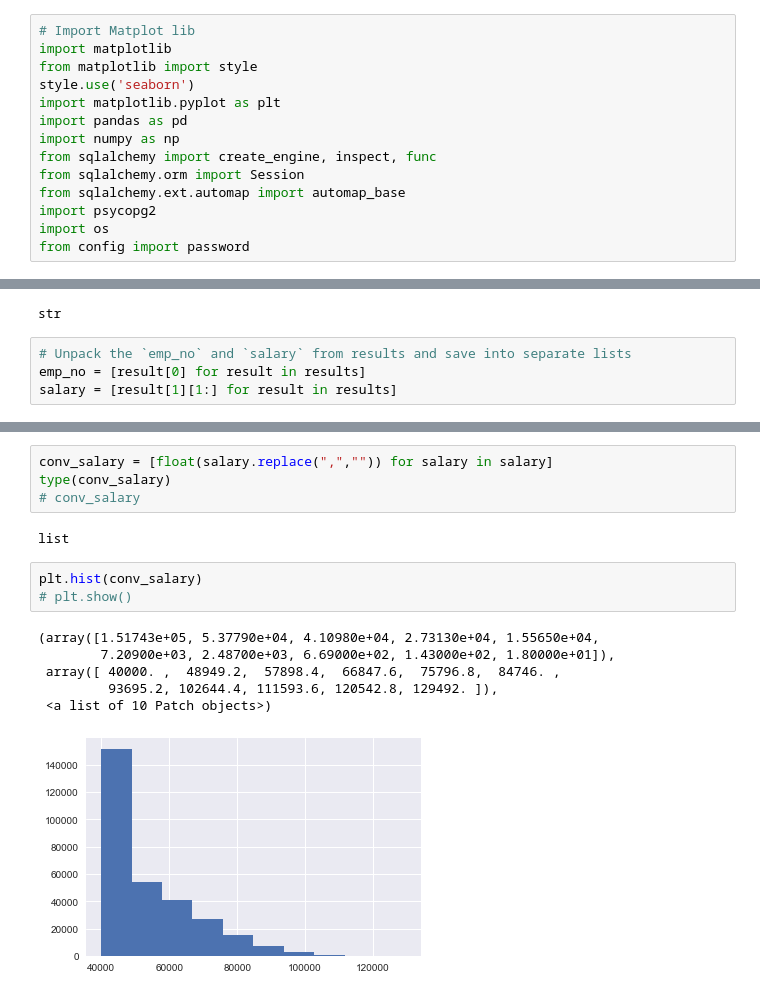
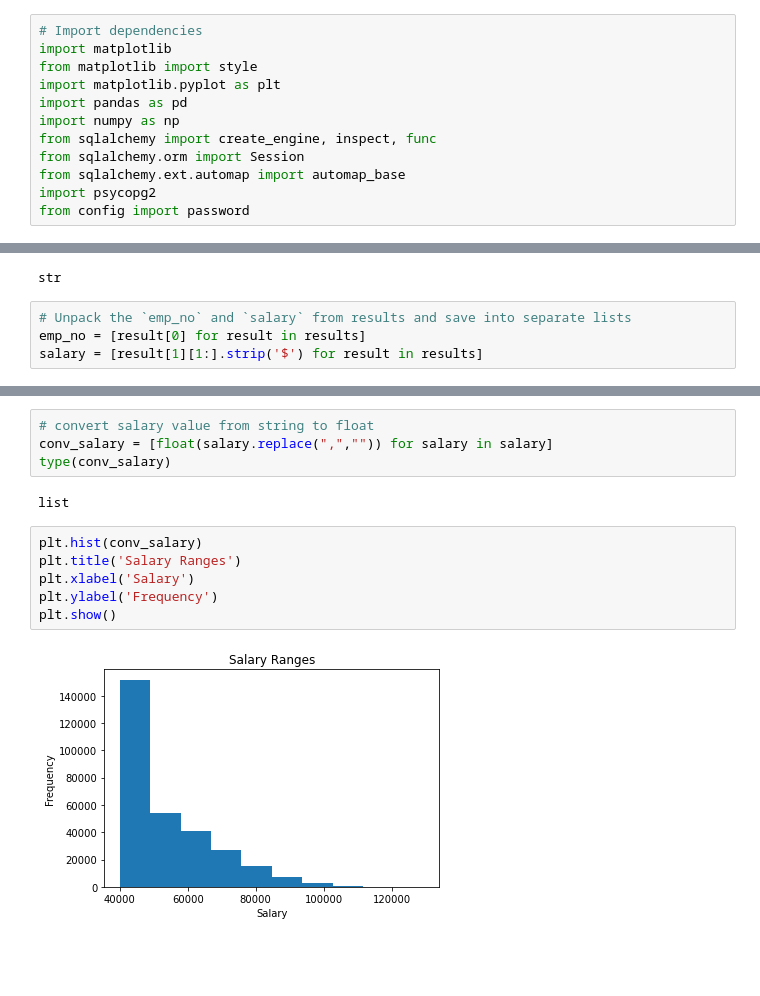
Before and after one commit to g8r1fl/sql-challenge, a Jupyter notebook: EmployeeSQL/bonus.ipynb, the cells around one changed output, grey strips where cells are left out. Saved outputs shown, nothing was run; the diff lists cells and outputs as text; blank space fills up the shorter version.

Commit message:
updated and formatted my README and put all images in one folder.  Also updated Jupyter notebook

```diff
--- a/EmployeeSQL/bonus.ipynb
+++ b/EmployeeSQL/bonus.ipynb
@@ -1,8 +1,7 @@
 # %%
-# Import Matplot lib
+# Import dependencies
 import matplotlib
 from matplotlib import style
-style.use('seaborn')
 import matplotlib.pyplot as plt
 import pandas as pd
 import numpy as np
@@ -10,6 +9,5 @@ from sqlalchemy import create_engine, inspect, func
 from sqlalchemy.orm import Session
 from sqlalchemy.ext.automap import automap_base
 import psycopg2
-import os
 from config import password
 # %%
@@ -71,5 +77,5 @@ str
 # %%
 # Unpack the `emp_no` and `salary` from results and save into separate lists
 emp_no = [result[0] for result in results]
-salary = [result[1][1:] for result in results]
+salary = [result[1][1:].strip('$') for result in results]
 # %%
@@ -78,21 +84,19 @@ salary = [result[1][1:] for result in results]
 # %% [output]
 '60,117.00'
 # %%
+# convert salary value from string to float
 conv_salary = [float(salary.replace(",","")) for salary in salary]
 type(conv_salary)
-# conv_salary
 # %% [output]
 list
 # %%
 plt.hist(conv_salary)
-# plt.show()
+plt.title('Salary Ranges')
+plt.xlabel('Salary')
+plt.ylabel('Frequency')
+plt.show()
 # %% [output]
-(array([1.51743e+05, 5.37790e+04, 4.10980e+04, 2.73130e+04, 1.55650e+04,
-        7.20900e+03, 2.48700e+03, 6.69000e+02, 1.43000e+02, 1.80000e+01]),
- array([ 40000. ,  48949.2,  57898.4,  66847.6,  75796.8,  84746. ,
-         93695.2, 102644.4, 111593.6, 120542.8, 129492. ]),
- <a list of 10 Patch objects>)
-[figure, old version]
+[figure, new version]
 # %%
 # Load the results into a pandas dataframe. Set the index to the `emp_no`
 df = pd.DataFrame(results, columns=['emp_no', 'salary'])
```
Also changed, not shown: parts of 17 cells of this notebook, 15 other files.
